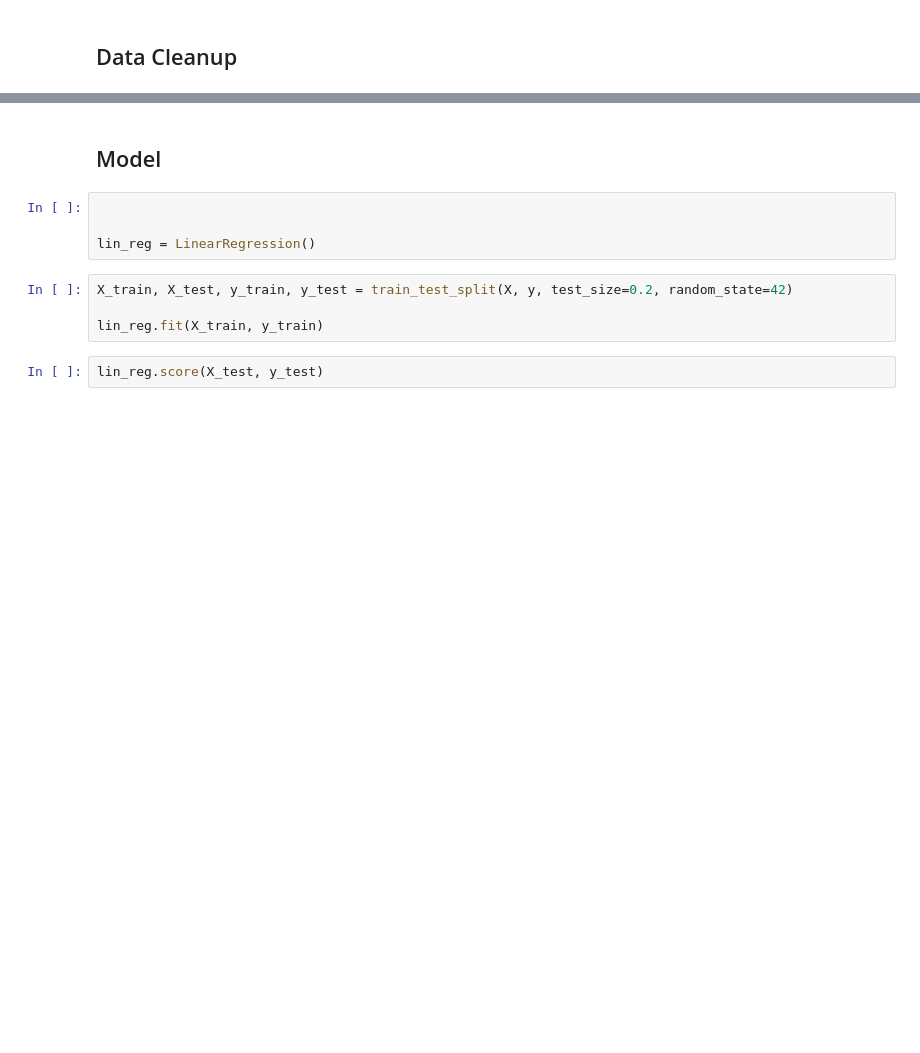
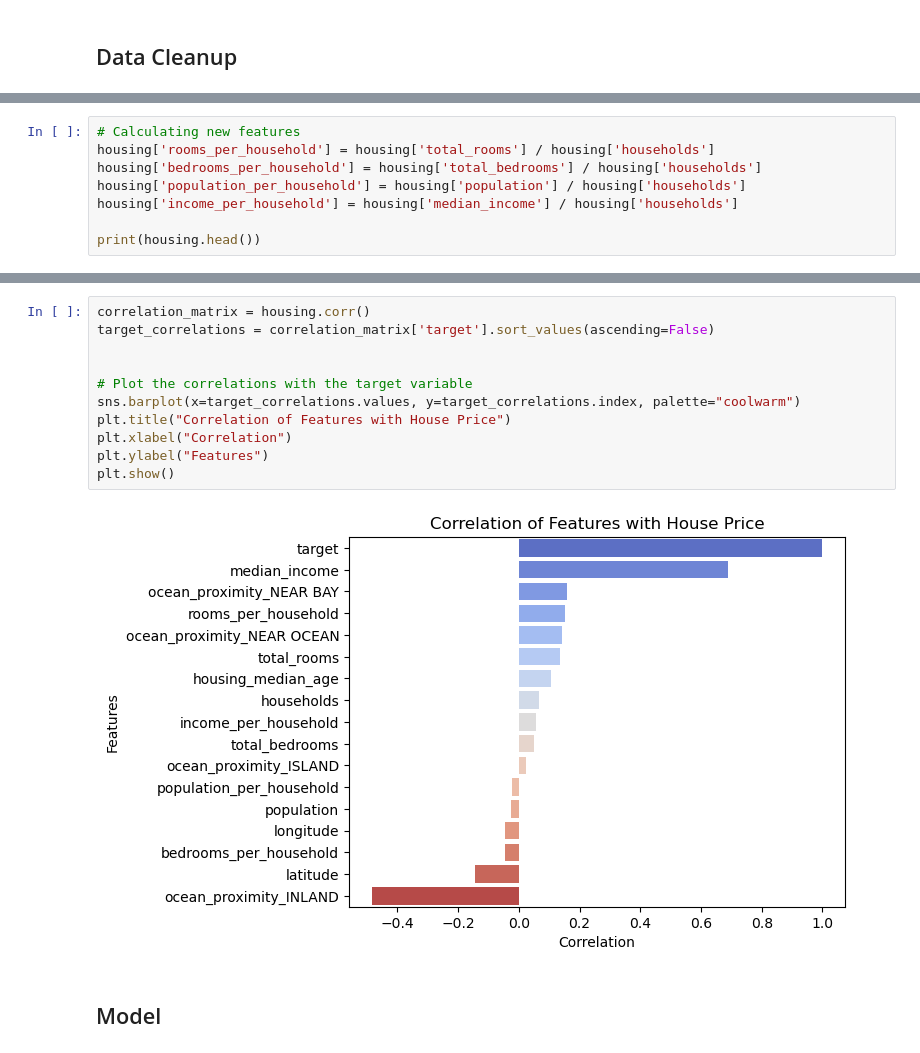
Before and after one commit to desmonddibba/house_prices, a Jupyter notebook: House_Prices.ipynb, the cells around one changed output, grey strips where cells are left out. Saved outputs shown, nothing was run; the diff lists cells and outputs as text; blank space fills up the shorter version.

```diff
--- a/House_Prices.ipynb
+++ b/House_Prices.ipynb
@@ -132,0 +127,8 @@ X.tail()
+# %%
+# Calculating new features
+housing['rooms_per_household'] = housing['total_rooms'] / housing['households']
+housing['bedrooms_per_household'] = housing['total_bedrooms'] / housing['households']
+housing['population_per_household'] = housing['population'] / housing['households']
+housing['income_per_household'] = housing['median_income'] / housing['households']
+
+print(housing.head())
@@ -133,12 +153,15 @@ X.tail()
+# %%
+correlation_matrix = housing.corr()
+target_correlations = correlation_matrix['target'].sort_values(ascending=False)
+
+
+# Plot the correlations with the target variable
+sns.barplot(x=target_correlations.values, y=target_correlations.index, palette="coolwarm")
+plt.title("Correlation of Features with House Price")
+plt.xlabel("Correlation")
+plt.ylabel("Features")
+plt.show()
+# %% [output]
+[figure, added]
 # %% [markdown]
 ## Model
-# %%
-
-
-lin_reg = LinearRegression()
-# %%
-X_train, X_test, y_train, y_test = train_test_split(X, y, test_size=0.2, random_state=42)
-
-lin_reg.fit(X_train, y_train)
-# %%
-lin_reg.score(X_test, y_test)
```
Also changed, not shown: parts of 5 cells of this notebook.
